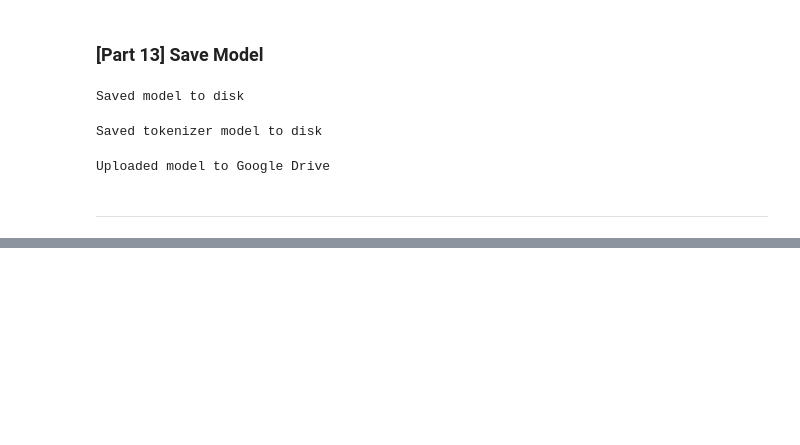
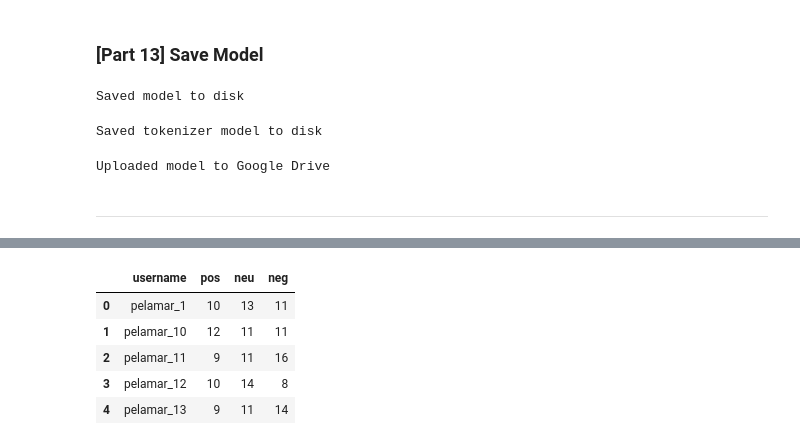
Before and after one commit to farhanalfaa/twitter-sentiment-analysis, a Jupyter notebook: program/[Part_4]_Convolutional_Neural_Network.ipynb, the cells around one changed output, grey strips where cells are left out. Cells and saved outputs as stored; diff of their text form; code cells hidden in the pictures; blank space fills up the shorter version.

```diff
--- a/program/[Part_4]_Convolutional_Neural_Network.ipynb
+++ b/program/[Part_4]_Convolutional_Neural_Network.ipynb
@@ -389,0 +438,15 @@ Uploaded model to Google Drive
+# %%
+grp = test.groupby(['username']).agg(np.sum)
+# %%
+grp = grp[['pos', 'neu', 'neg']]
+# %%
+grp = grp.reset_index()
+# %%
+grp.head()
+# %% [output]
+|  | username | pos | neu | neg |
+| 0 | pelamar_1 | 10 | 13 | 11 |
+| 1 | pelamar_10 | 12 | 11 | 11 |
+| 2 | pelamar_11 | 9 | 11 | 16 |
+| 3 | pelamar_12 | 10 | 14 | 8 |
+| 4 | pelamar_13 | 9 | 11 | 14 |
```
Also changed, not shown: parts of 22 cells of this notebook.
